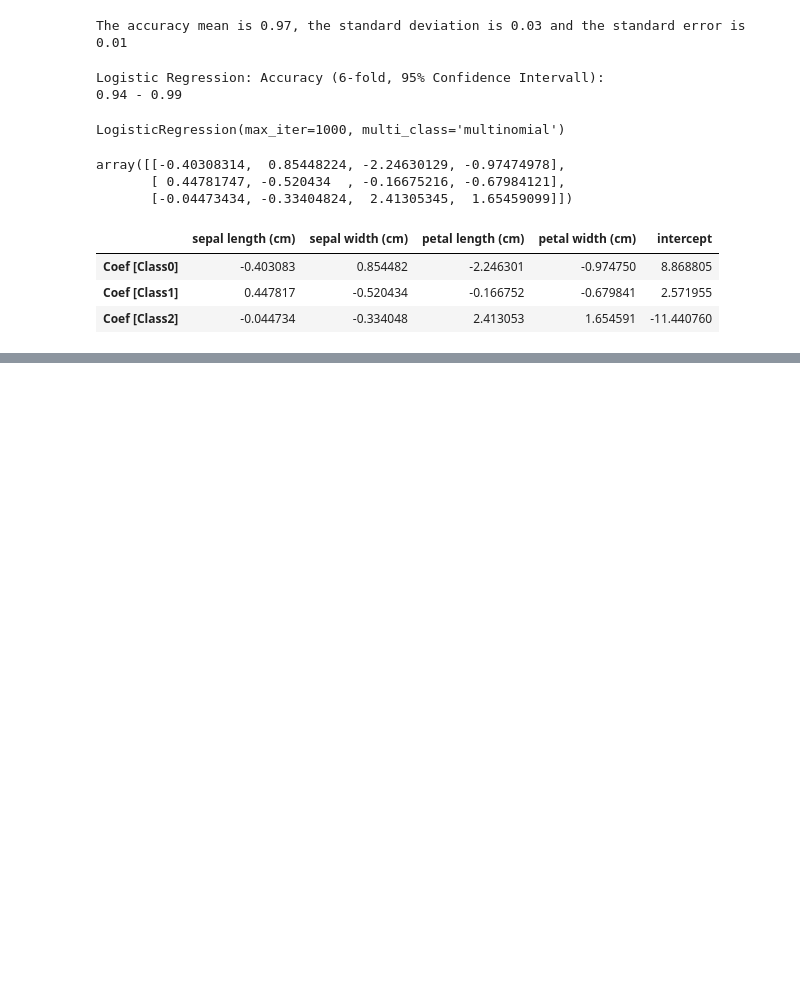
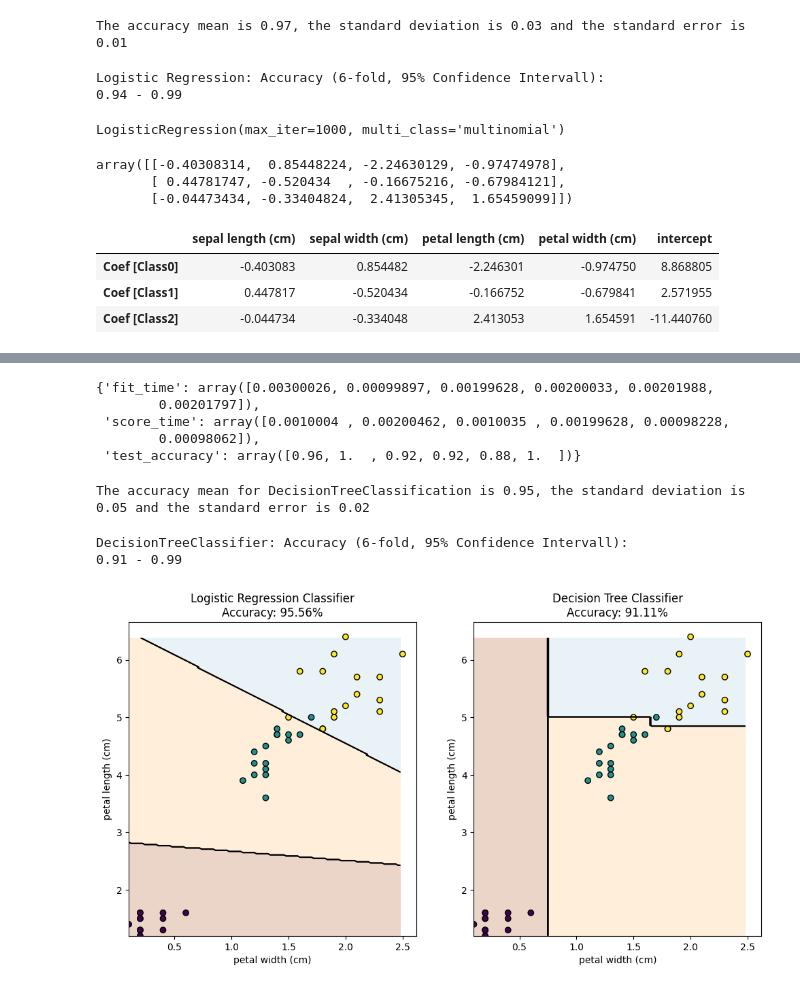
Before and after one commit to Biber76/MachineLearning, a Jupyter notebook: Logistic Regresstion.ipynb, the cells around one changed output, grey strips where cells are left out. Drawn from its saved outputs; the diff is of its cells as text; code cells hidden in the pictures; blank space fills up the shorter version.

Commit message:
added decisiontree classifier

```diff
--- a/Logistic Regresstion.ipynb
+++ b/Logistic Regresstion.ipynb
@@ -105,0 +104,27 @@ array([  8.86880481,   2.57195515, -11.44075996])
+# %%
+from sklearn.tree import DecisionTreeClassifier
+from sklearn.model_selection import cross_validate
+
+num_folds = 6
+
+clf = DecisionTreeClassifier(max_depth=3)
+accuracy_scores = cross_validate(clf, df[iris.feature_names], df['target'], cv=num_folds, scoring=['accuracy'])
+accuracy_scores
+# %% [output]
+{'fit_time': array([0.00300026, 0.00099897, 0.00199628, 0.00200033, 0.00201988,
+        0.00201797]),
+ 'score_time': array([0.0010004 , 0.00200462, 0.0010035 , 0.00199628, 0.00098228,
+        0.00098062]),
+ 'test_accuracy': array([0.96, 1.  , 0.92, 0.92, 0.88, 1.  ])}
+# %%
+accuracy_mean = pd.Series(accuracy_scores['test_accuracy']).mean()
+accuracy_std = pd.Series(accuracy_scores['test_accuracy']).std()
+accuracy_sterror = accuracy_std / np.sqrt(num_folds)
+print(f'The accuracy mean for DecisionTreeClassification is {accuracy_mean:.2f}, the standard deviation is {accuracy_std:.2f} and the standard error is {accuracy_sterror:.2f}')
+# %% [output]
+The accuracy mean for DecisionTreeClassification is 0.95, the standard deviation is 0.05 and the standard error is 0.02
+# %%
+print(f'DecisionTreeClassifier: Accuracy ({num_folds}-fold, 95% Confidence Intervall): \n{accuracy_mean - 1.96 * accuracy_sterror:.2f} - {accuracy_mean + 1.96 * accuracy_sterror:.2f}')
+# %% [output]
+DecisionTreeClassifier: Accuracy (6-fold, 95% Confidence Intervall):
+0.91 - 0.99
@@ -105,0 +159,43 @@ array([  8.86880481,   2.57195515, -11.44075996])
+# %%
+from sklearn.model_selection import train_test_split
+
+df_train, df_test = train_test_split(df, test_size=0.3, random_state=22)
+
+x_train = df_test[iris.feature_names]
+x_test  = df_test[iris.feature_names]
+
+y_train = df_train['target']
+y_test  = df_test['target']
+# %%
+from sklearn.metrics import accuracy_score
+
+fig, axs = plt.subplots(1, 2, figsize=(12, 6))
+
+two_features = ['petal width (cm)', 'petal length (cm)']
+
+
+clf_lr = LogisticRegression()
+clf_lr.fit(df_train[two_features], df_train['target'])
+accuracy = accuracy_score(
+    df_test['target'],
+    clf_lr.predict(df_test[two_features])
+)
+plot_decision_boundary(
+    clf_lr, df_test[two_features], df_test['target'], ax=axs[0],
+    title=f'Logistic Regression Classifier\nAccuracy: {accuracy:.2%}'
+)
+
+clf_dt = DecisionTreeClassifier(max_depth=3)
+clf_dt.fit(df_train[two_features], df_train['target'])
+accuracy = accuracy_score(
+    df_test['target'],
+    clf_dt.predict(df_test[two_features])
+)
+plot_decision_boundary(
+    clf_dt, df_test[two_features], df_test['target'], ax=axs[1],
+    title=f'Decision Tree Classifier\nAccuracy: {accuracy:.2%}'
+)
+
+fig.show()
+# %% [output]
+[figure, added]
```
Also changed, not shown: parts of 5 cells of this notebook.
